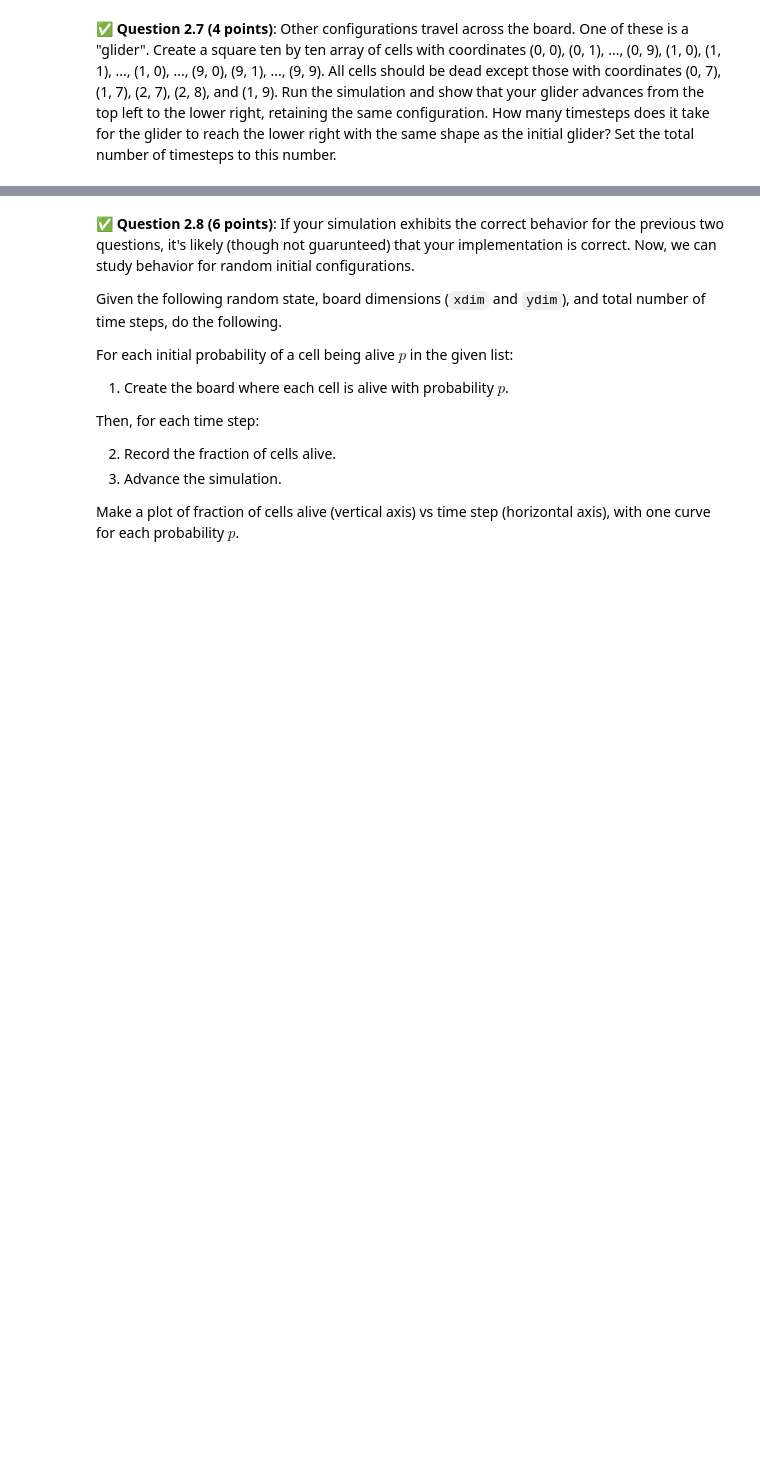
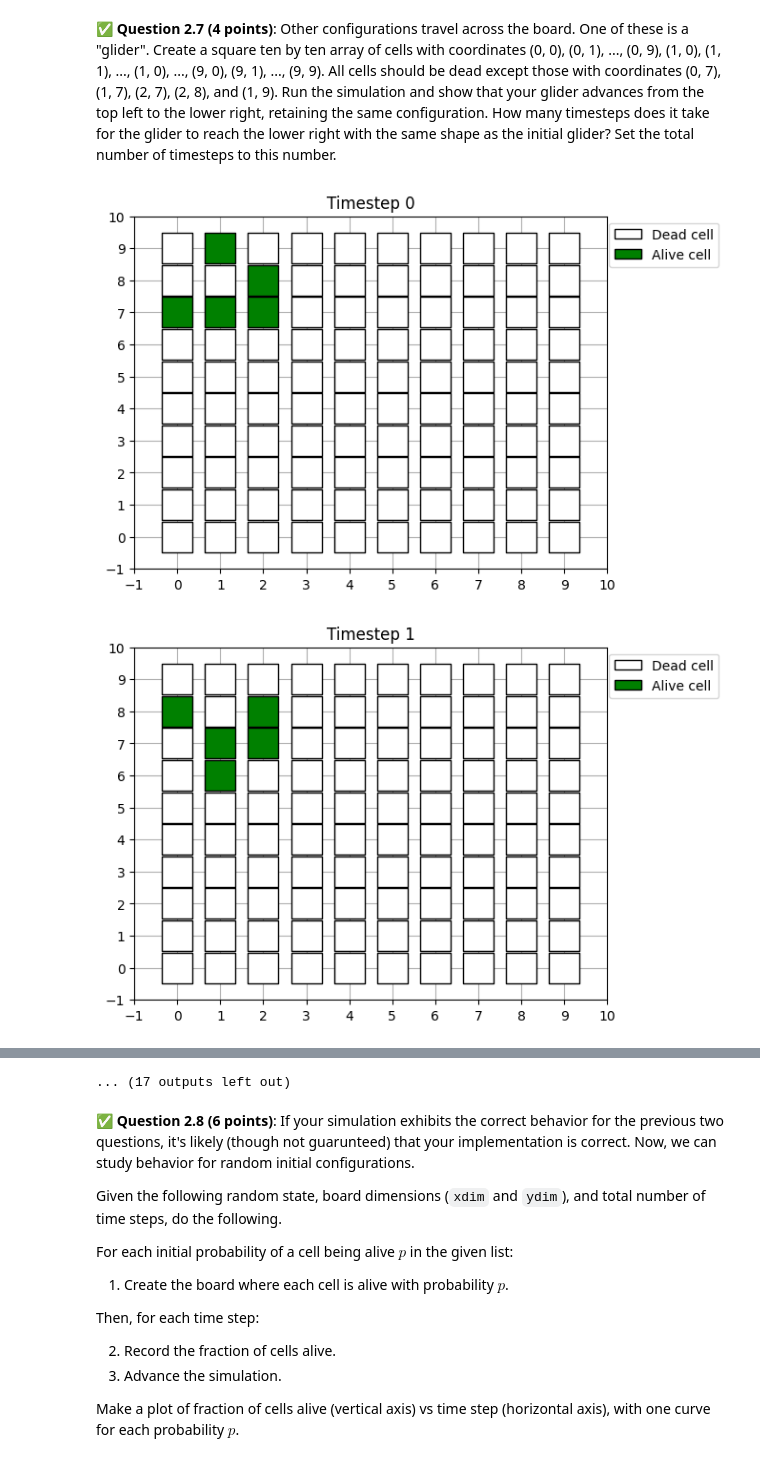
Before and after one commit to mccortma-sys/CMSE202-f25-turnin, a Jupyter notebook: hw-02/HW-02_ABMandGraphTheory-STUDENT.ipynb, the cells around one changed output, grey strips where cells are left out. Saved outputs shown, nothing was run; the diff lists cells and outputs as text; code cells hidden in the pictures; blank space fills up the shorter version.

```diff
--- a/hw-02/HW-02_ABMandGraphTheory-STUDENT.ipynb
+++ b/hw-02/HW-02_ABMandGraphTheory-STUDENT.ipynb
@@ -341,0 +406,22 @@ for t in range(32 + 1):
+# %%
+# Your code here.
+#Code inspired by GPT. Used GPT to help with laying out coordinates in an easier manner and creating a 10x10 array using a for loop.
+cells = [Cell(x, y, False) for x in range(10) for y in range(10)]
+
+alive_coords = [(0, 7), (1, 7), (2, 7), (2, 8), (1, 9)]
+for (x, y) in alive_coords:
+    for cell in cells:
+        if cell.x == x and cell.y == y:
+            cell.live()
+
+board = Board(cells)
+
+for t in range(29):
+    board.show(xlim=(-1, 10), ylim=(-1, 10))
+    plt.title(f"Timestep {t}")
+    plt.show()
+    board.run()
+#It takes 29 steps for the glider to reach the bottom right of the board.
+# %% [output]
+[figure, added]
+[figure, added]
@@ -342,3 +438,4 @@ for t in range(32 + 1):
+... (17 outputs left out)
 # %% [markdown]
 &#9989; **Question 2.8 (6 points)**: If your simulation exhibits the correct behavior for the previous two questions, it's likely (though not guarunteed) that your implementation is correct. Now, we can study behavior for random initial configurations.
 
```
Also changed, not shown: parts of 16 cells of this notebook.
